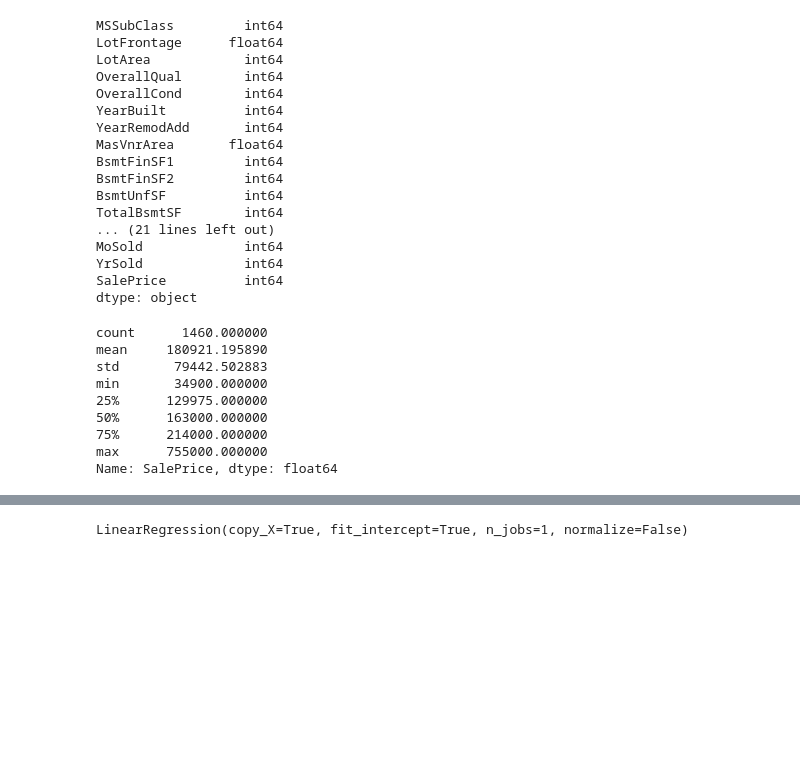
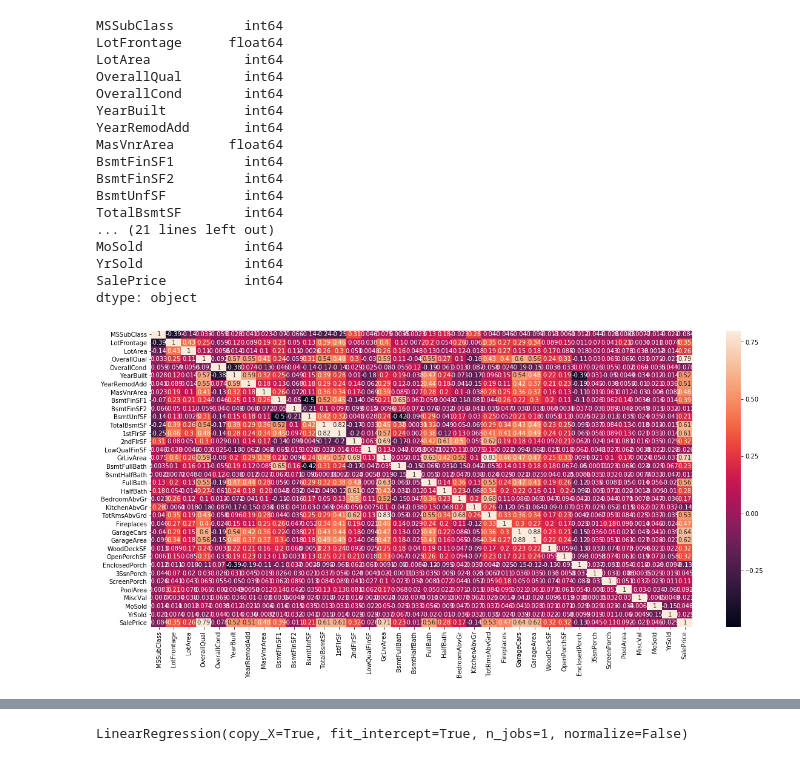
Before and after one commit to DrewLoPresti/HousingPrices, a Jupyter notebook: HousingPrices/HousingRegressionAlgo.ipynb, the cells around one changed output, grey strips where cells are left out. Saved outputs shown, nothing was run; the diff lists cells and outputs as text; code cells hidden in the pictures; blank space fills up the shorter version.

```diff
--- a/HousingPrices/HousingRegressionAlgo.ipynb
+++ b/HousingPrices/HousingRegressionAlgo.ipynb
@@ -110,15 +114,10 @@ MoSold             int64
 YrSold             int64
 SalePrice          int64
 dtype: object
-# %%
-train2['SalePrice'].describe()
-# %% [output]
-count      1460.000000
-mean     180921.195890
-std       79442.502883
-min       34900.000000
-25%      129975.000000
-50%      163000.000000
-75%      214000.000000
-max      755000.000000
-Name: SalePrice, dtype: float64
+# %%
+#correlation matrix
+corrmat = train2.corr()
+f, ax = plt.subplots(figsize=(20, 9))
+sns.heatmap(corrmat, vmax=.8, annot=True);
+# %% [output]
+[figure, added]
```
Also changed, not shown: parts of 11 cells of this notebook, 1 other file.
